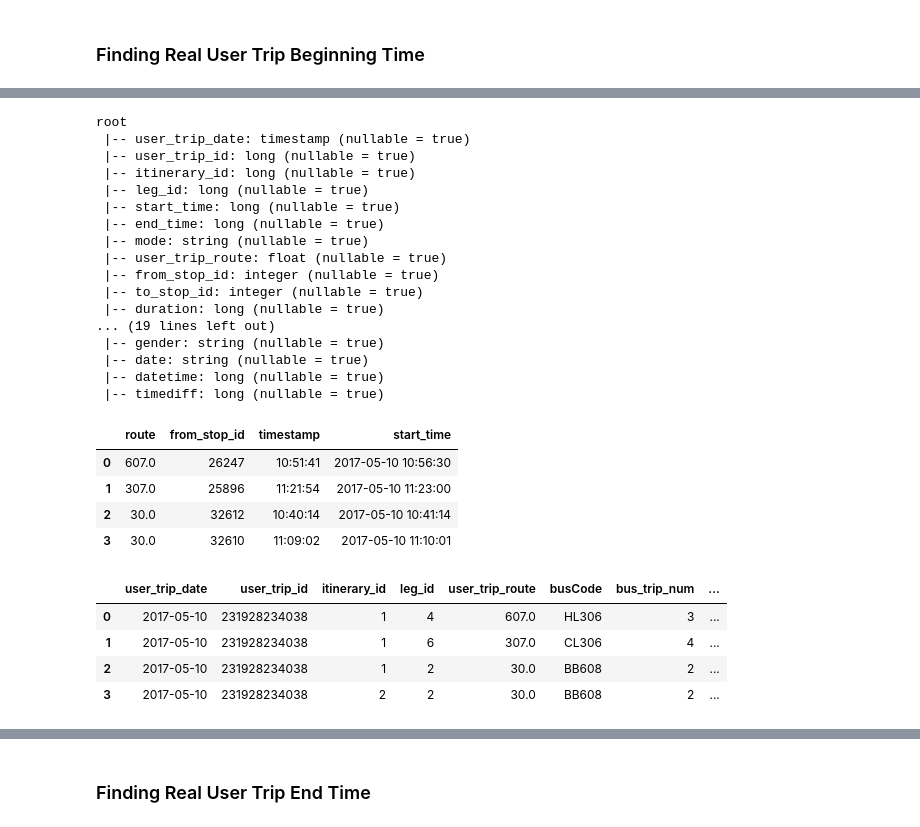
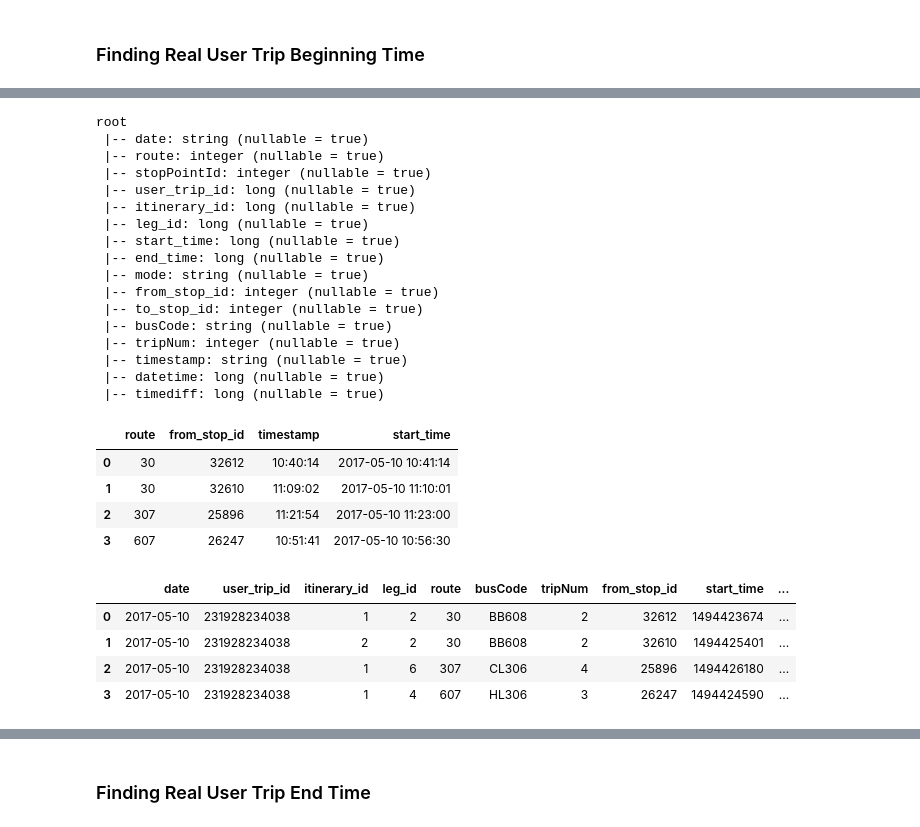
Before and after one commit to tarcisobraz/trips-optimality-exp, a Jupyter notebook: evaluate-trip-optimality-spark.ipynb, the cells around one changed output, grey strips where cells are left out. Drawn from its saved outputs; the diff is of its cells as text; code cells hidden in the pictures.

```diff
--- a/evaluate-trip-optimality-spark.ipynb
+++ b/evaluate-trip-optimality-spark.ipynb
@@ -235,7 +258,7 @@ printdf(od_matrix.filter(od_matrix.o_boarding_id == 627065225216).select('o_boar
 # %% [markdown]
 ### Read Bus Data
 # %%
-bus_trips_data = read_buste_data_v3(sqlContext,'/local/tarciso/masters/experiments/preliminary-exp/preliminary-exp-sample-data/buste-v3a/bulma-output/2017_05_11_veiculos.csv/')
+bus_trips_data = read_buste_data_v3(sqlContext,'/local/tarciso/data/2017_05_11_veiculos.csv/')
 # %%
 bus_trips_data.printSchema()
 # %% [output]
@@ -273,4 +282,7 @@ printdf(bus_trips_data.select('date'))
 # %%
-bus_trips_data = bus_trips_data.withColumn('date',F.from_unixtime(F.col('date'),'yyyy-MM-dd')) \
+clean_bus_trips_data = bus_trips_data.select(["date","route","busCode","tripNum","stopPointId","timestamp"]) \
+                    .na.drop(subset=["date","route","busCode","tripNum","stopPointId","timestamp"]) \
+                    .dropDuplicates(['route','busCode','tripNum','stopPointId']) \
                     .withColumn('route',F.col('route').astype('float')) \
+                    .withColumn('date',F.col('date').astype('string')) \
                     .withColumn('datetime',F.unix_timestamp(F.concat(F.col('date'),F.lit(' '),F.col('timestamp')), 'yyyy-MM-dd HH:mm:ss'))
@@ -277,10 +303,9 @@ bus_trips_data = bus_trips_data.withColumn('date',F.from_unixtime(F.col('date'),
 # %% [markdown]
 ### Finding Real User Trip Beginning Time
 # %%
-real_trip_beginning_join_cond = [trips_plans_df.user_trip_date == bus_trips_data.date,
-                                 trips_plans_df.user_trip_route == bus_trips_data.route,
-                                 trips_plans_df.from_stop_id == bus_trips_data.stopPointId]
-real_trip_beginning = trips_plans_df.join(bus_trips_data, real_trip_beginning_join_cond, how='inner') \
+trips_plans_df_start = trips_plans_df.withColumn('stopPointId', F.col('from_stop_id'))
+trip_plans_start = trips_plans_df_start.join(clean_bus_trips_data, ['date','route','stopPointId'], how='inner') \
                         .na.drop(subset=['datetime']) \
-                        .withColumn('timediff',F.abs(F.col('datetime') - F.col('start_time')))
+                        .withColumn('timediff',F.abs(F.col('datetime') - F.col('start_time'))) \
+                        .drop('otp_duration')
 # %%
@@ -308,45 +326,45 @@ printdf(real_trip_beginning.select(['date','route','from_stop_id','tripNum','dat
 # %%
-real_trip_beginning.printSchema()
+trip_plans_start.printSchema()
 # %% [output]
 root
- |-- user_trip_date: timestamp (nullable = true)
+ |-- date: string (nullable = true)
+ |-- route: integer (nullable = true)
+ |-- stopPointId: integer (nullable = true)
  |-- user_trip_id: long (nullable = true)
  |-- itinerary_id: long (nullable = true)
  |-- leg_id: long (nullable = true)
  |-- start_time: long (nullable = true)
  |-- end_time: long (nullable = true)
  |-- mode: string (nullable = true)
- |-- user_trip_route: float (nullable = true)
  |-- from_stop_id: integer (nullable = true)
  |-- to_stop_id: integer (nullable = true)
- |-- duration: long (nullable = true)
-... (19 lines left out)
- |-- gender: string (nullable = true)
- |-- date: string (nullable = true)
+ |-- busCode: string (nullable = true)
+ |-- tripNum: integer (nullable = true)
+ |-- timestamp: string (nullable = true)
  |-- datetime: long (nullable = true)
  |-- timediff: long (nullable = true)
 # %%
 w = Window.partitionBy(['date','user_trip_id','route','from_stop_id']).orderBy(['timediff'])
 
-real_trip_beginning = real_trip_beginning.withColumn('rn', F.row_number().over(w)) \
+trip_plans_start = trip_plans_start.withColumn('rn', F.row_number().over(w)) \
                     .where(F.col('rn') == 1)
 # %%
-printdf(real_trip_beginning.select('route','from_stop_id','timestamp','start_time') \
+printdf(trip_plans_start.select('route','from_stop_id','timestamp','start_time') \
            .withColumn('start_time',F.from_unixtime(F.col('start_time'))))
 # %% [output]
 |  | route | from_stop_id | timestamp | start_time |
-| 0 | 607.0 | 26247 | 10:51:41 | 2017-05-10 10:56:30 |
-| 1 | 307.0 | 25896 | 11:21:54 | 2017-05-10 11:23:00 |
-| 2 | 30.0 | 32612 | 10:40:14 | 2017-05-10 10:41:14 |
-| 3 | 30.0 | 32610 | 11:09:02 | 2017-05-10 11:10:01 |
+| 0 | 30 | 32612 | 10:40:14 | 2017-05-10 10:41:14 |
+| 1 | 30 | 32610 | 11:09:02 | 2017-05-10 11:10:01 |
+| 2 | 307 | 25896 | 11:21:54 | 2017-05-10 11:23:00 |
+| 3 | 607 | 26247 | 10:51:41 | 2017-05-10 10:56:30 |
 # %%
-real_trip_beginning = real_trip_beginning \
-        .select(['user_trip_date','user_trip_id','itinerary_id','leg_id','user_trip_route','busCode','tripNum','from_stop_id','start_time','timestamp','to_stop_id','end_time','duration']) \
-        .withColumnRenamed('tripNum','bus_trip_num')
-printdf(real_trip_beginning)
+trip_plans_start = trip_plans_start \
+        .select(['date','user_trip_id','itinerary_id','leg_id','route','busCode','tripNum','from_stop_id','start_time','timestamp','to_stop_id','end_time']) \
+        .withColumnRenamed('timestamp','from_timestamp')
+printdf(trip_plans_start)
 # %% [output]
-|  | user_trip_date | user_trip_id | itinerary_id | leg_id | user_trip_route | busCode | bus_trip_num | ... |
-| 0 | 2017-05-10 | 231928234038 | 1 | 4 | 607.0 | HL306 | 3 | ... |
-| 1 | 2017-05-10 | 231928234038 | 1 | 6 | 307.0 | CL306 | 4 | ... |
-| 2 | 2017-05-10 | 231928234038 | 1 | 2 | 30.0 | BB608 | 2 | ... |
-| 3 | 2017-05-10 | 231928234038 | 2 | 2 | 30.0 | BB608 | 2 | ... |
+|  | date | user_trip_id | itinerary_id | leg_id | route | busCode | tripNum | from_stop_id | start_time | ... |
+| 0 | 2017-05-10 | 231928234038 | 1 | 2 | 30 | BB608 | 2 | 32612 | 1494423674 | ... |
+| 1 | 2017-05-10 | 231928234038 | 2 | 2 | 30 | BB608 | 2 | 32610 | 1494425401 | ... |
+| 2 | 2017-05-10 | 231928234038 | 1 | 6 | 307 | CL306 | 4 | 25896 | 1494426180 | ... |
+| 3 | 2017-05-10 | 231928234038 | 1 | 4 | 607 | HL306 | 3 | 26247 | 1494424590 | ... |
```
Also changed, not shown: parts of 34 cells of this notebook.
